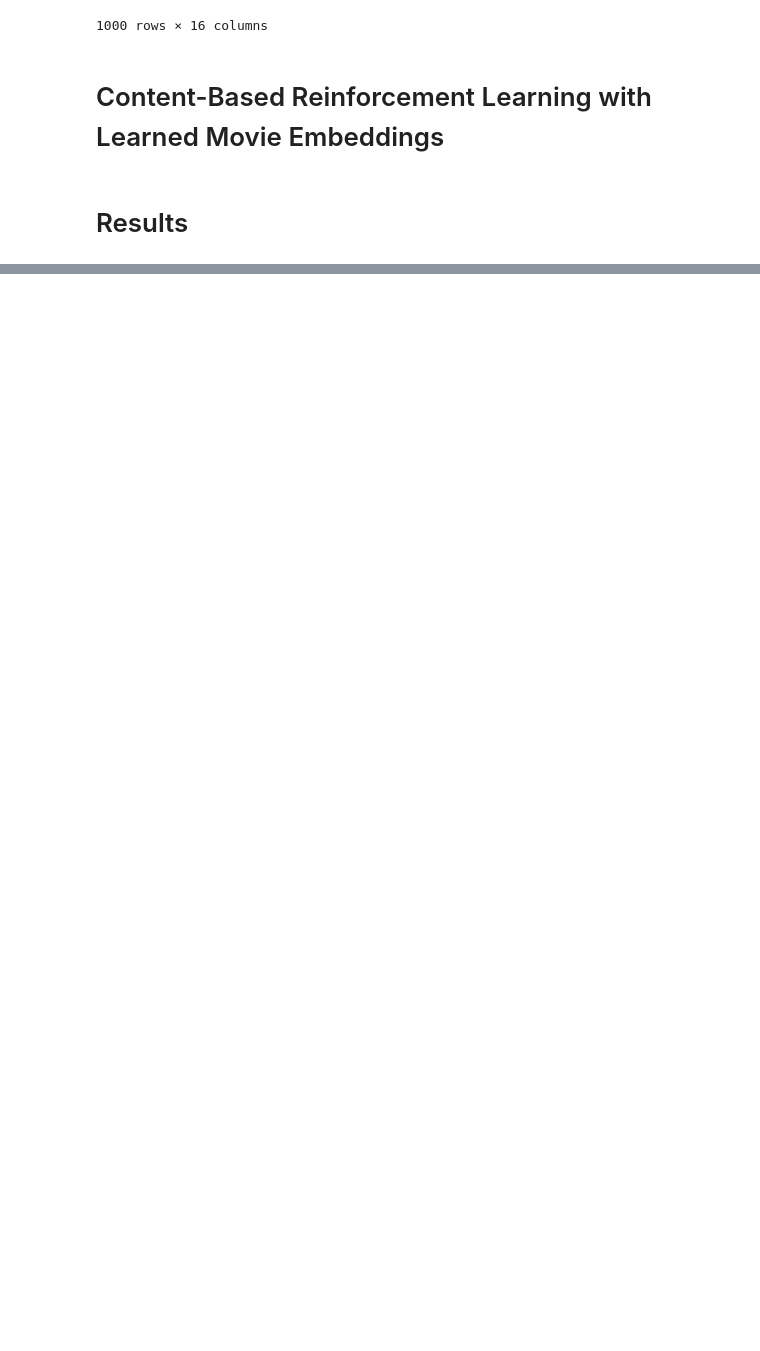
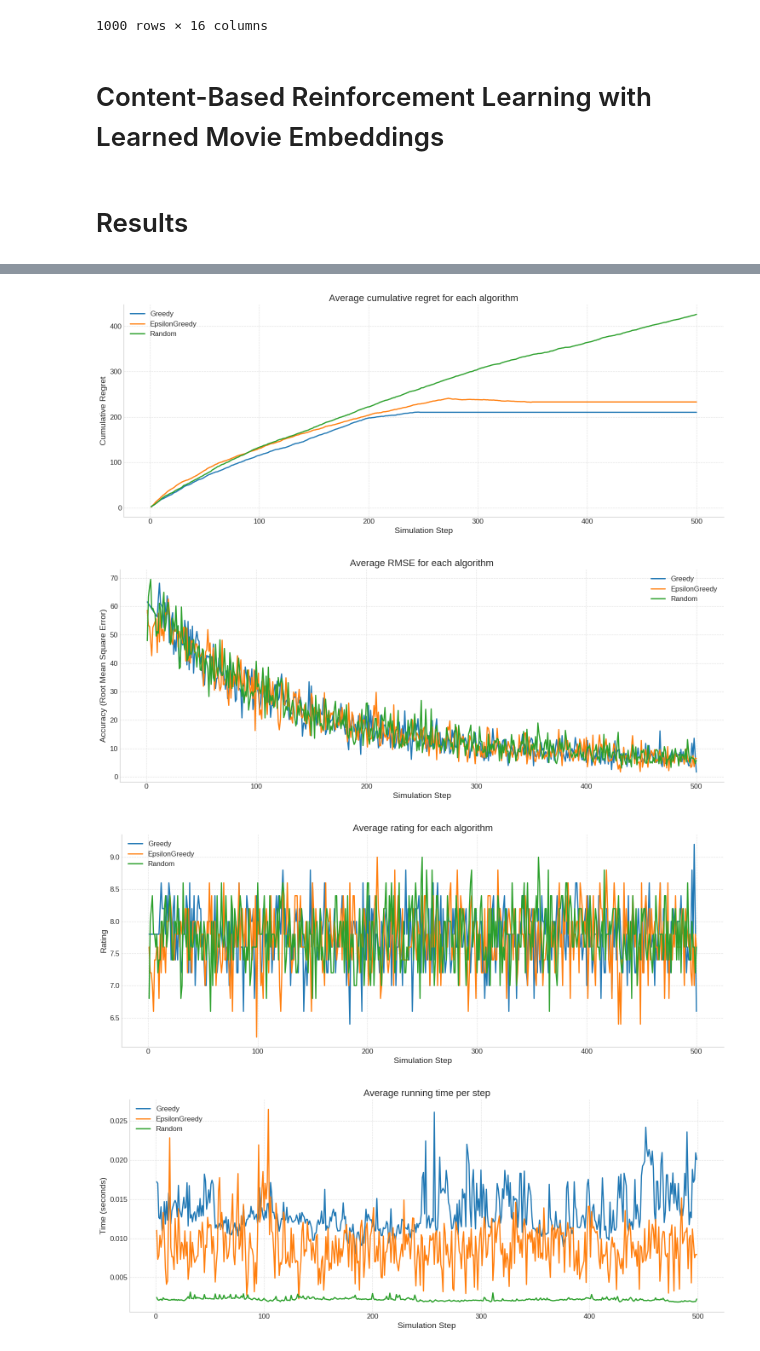
Before and after one commit to LTabaro/Deep-Movie-Bandits, a Jupyter notebook: src/movie_bandits.ipynb, the cells around one changed output, grey strips where cells are left out. Cells and saved outputs as stored; diff of their text form; code cells hidden in the pictures; blank space fills up the shorter version.

```diff
--- a/src/movie_bandits.ipynb
+++ b/src/movie_bandits.ipynb
@@ -375,26 +381,19 @@ X_AXIS = [
 assert len(METRICS) == len(TITLE_GRAPH) == len(X_AXIS)
 
 
-for metric, title, xlabel in zip(METRICS, TITLE_GRAPH, X_AXIS):
-    data = []
+for metric, title, ylabel in zip(METRICS, TITLE_GRAPH, X_AXIS):
+    plt.figure()
 
     for i, algoname in enumerate(ALGOS_NAME):
         metric_matrix = np.array([user_result[metric] for user_result in results[i]])
         avg_metric = np.mean(metric_matrix, axis=0)[1:]
+        plt.plot(range(1, len(avg_metric) + 1), avg_metric, label=algoname, linewidth=2)
 
-        data.append(go.Scatter(
-            x=list(range(1, len(avg_metric) + 1)),
-            y=avg_metric,
-            mode='lines',
-            name=algoname
-        ))
-
-    layout = go.Layout(
-        title=title,
-        xaxis=dict(title='Simulation Step'),
-        yaxis=dict(title=xlabel)
-    )
-
-    fig = go.Figure(data=data, layout=layout)
-    fig.show()
+    plt.title(title)
+    plt.xlabel('Simulation Step')
+    plt.ylabel(ylabel)
+    plt.legend()
+    plt.grid(True, linestyle='--', alpha=0.6)
+    plt.tight_layout()
+    plt.show()
 # %% [output]
@@ -404,0 +400,4 @@ for metric, title, xlabel in zip(METRICS, TITLE_GRAPH, X_AXIS):
+[figure, added]
+[figure, added]
+[figure, added]
+[figure, added]
```
Also changed, not shown: parts of 11 cells of this notebook.
